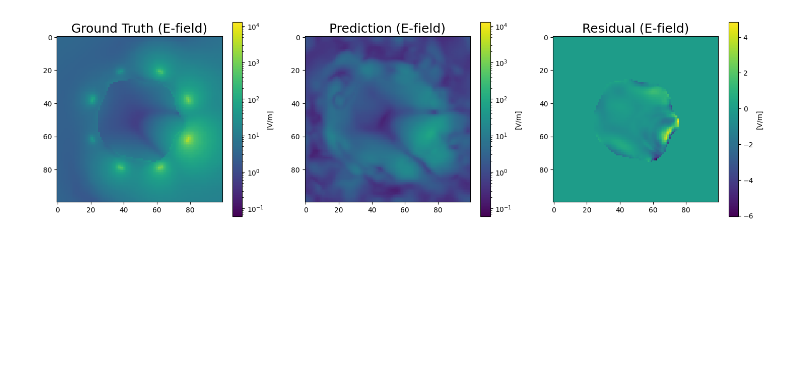
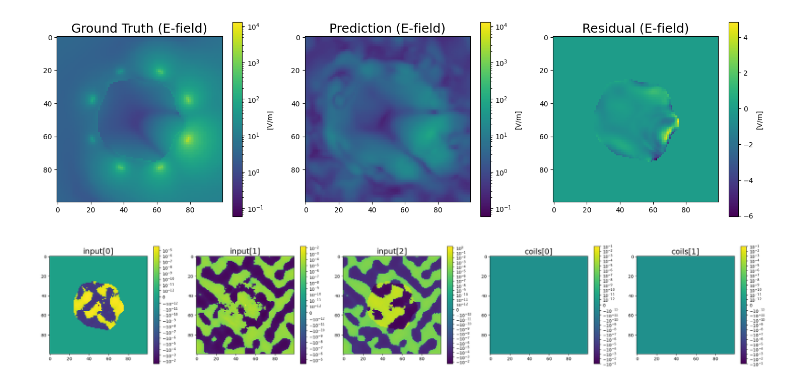
Before and after one commit to badulion/magnet_fno, a Jupyter notebook: results/inference.ipynb, the cells around one changed output. Drawn from its saved outputs; the diff is of its cells as text; code cells hidden in the pictures; blank space fills up the shorter version.

```diff
--- a/results/inference.ipynb
+++ b/results/inference.ipynb
@@ -320,0 +280,33 @@ plt.show()
+# %%
+from captum.attr import IntegratedGradients
+
+ig = IntegratedGradients(model)
+attr = ig.attribute(torch.cat((sample['input'], sample['coils']), dim=1), target=(0,50,50,50), n_steps=1)
+# %%
+import matplotlib.pyplot as plt
+from matplotlib.colors import SymLogNorm
+
+titles = ['input[0]', 'input[1]', 'input[2]', 'coils[0]', 'coils[1]']
+
+_, axes = plt.subplots(1, 5, figsize=(30, 5))
+
+for column, title in zip(axes, titles):
+    column.set_title(title, fontsize=18)
+
+slice = 50
+
+input0 = axes[0].imshow(attr[0, 0, :, :, slice], cmap='viridis', norm=SymLogNorm(linthresh=1e-12))
+input1 = axes[1].imshow(attr[0, 1, :, :, slice], cmap='viridis', norm=SymLogNorm(linthresh=1e-12))
+input2 = axes[2].imshow(attr[0, 2, :, :, slice], cmap='viridis', norm=SymLogNorm(linthresh=1e-12))
+coils0 = axes[3].imshow(attr[0, 3, :, :, slice], cmap='viridis', norm=SymLogNorm(linthresh=1e-12))
+coils1 = axes[4].imshow(attr[0, 4, :, :, slice], cmap='viridis', norm=SymLogNorm(linthresh=1e-12))
+
+plt.colorbar(input0)
+plt.colorbar(input1)
+plt.colorbar(input2)
+plt.colorbar(coils0)
+plt.colorbar(coils1)
+
+plt.show()
+# %% [output]
+[figure, added]
```
Also changed, not shown: parts of 8 cells of this notebook.
